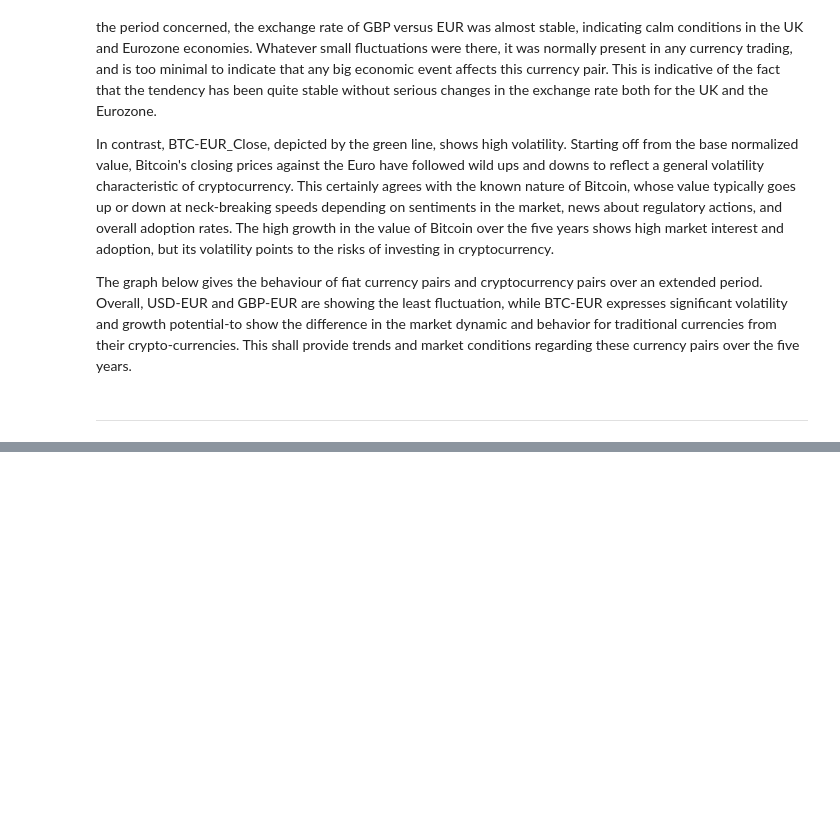
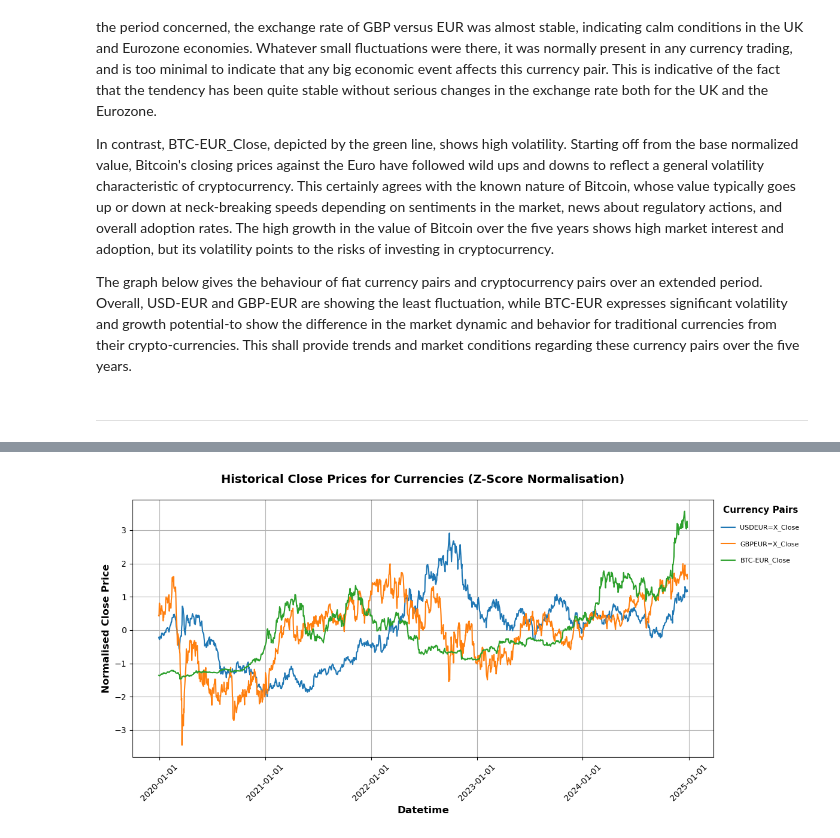
Before and after one commit to TomUszyn/PFDA-project, a Jupyter notebook: analysingCurrencyTrends.ipynb, the cells around one changed output, grey strips where cells are left out. Drawn from its saved outputs; the diff is of its cells as text; code cells hidden in the pictures; blank space fills up the shorter version.

```diff
--- a/analysingCurrencyTrends.ipynb
+++ b/analysingCurrencyTrends.ipynb
@@ -628,0 +656,4 @@ The graph below gives the behaviour of fiat currency pairs and cryptocurrency pa
+# %%
+plotClosePrices(normalisedZscore5y, title='Historical Close Prices for Currencies (Z-Score Normalisation)')
+# %% [output]
+[figure, added]
```
Also changed, not shown: parts of 11 cells of this notebook, 9 other files.
